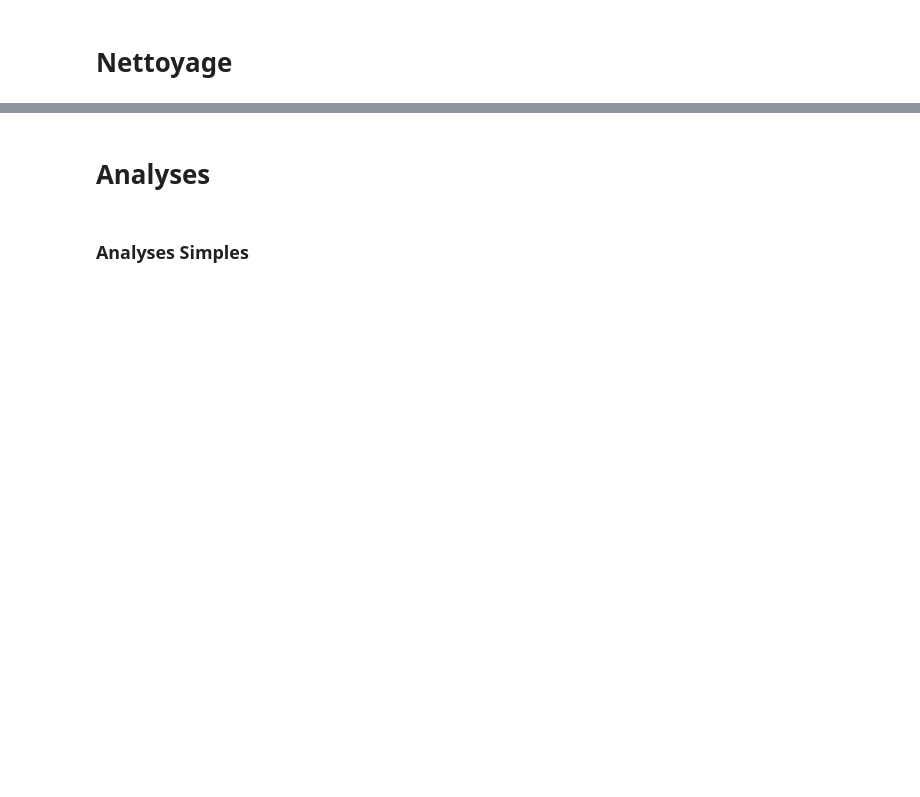
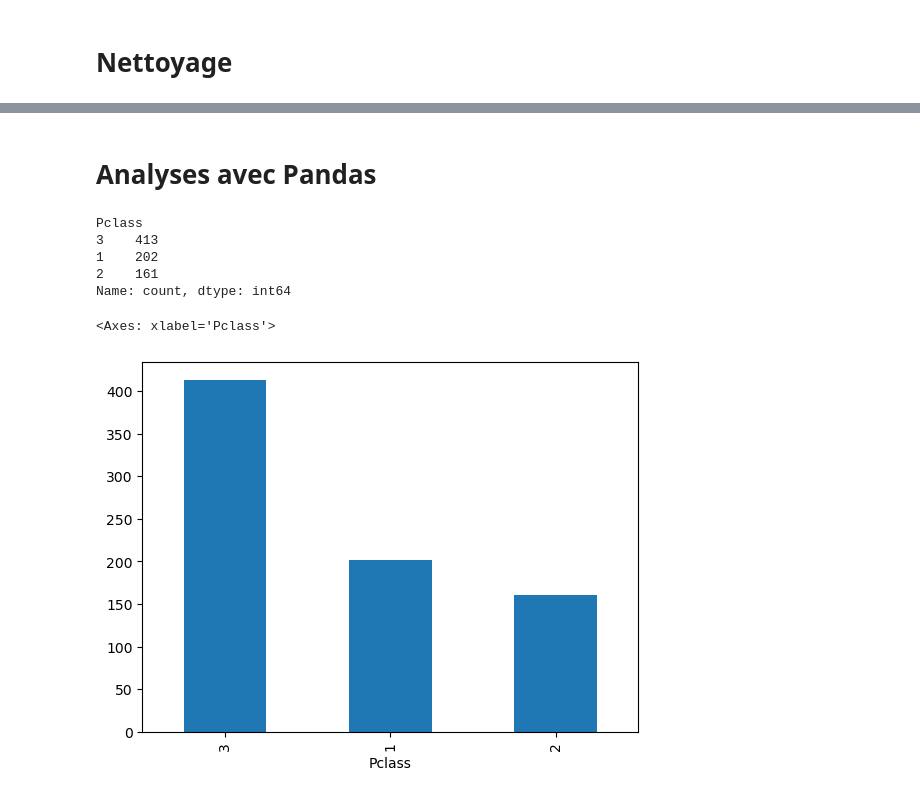
Before and after one commit to Hammilidi/DigiScia-Analyse-Des-Donnees, a Jupyter notebook: Analyse des donnees .ipynb, the cells around one changed output, grey strips where cells are left out. Cells and saved outputs as stored; diff of their text form; code cells hidden in the pictures; blank space fills up the shorter version.

Commit message:
MaJ analyse des donnees

```diff
--- a/Analyse des donnees .ipynb
+++ b/Analyse des donnees .ipynb
@@ -181,3 +181,18 @@ df.describe()
 | max | 891.000000 | 1.000000 | 3.000000 | 80.000000 | 8.000000 | 6.000000 | 512.329200 | 3.000000 |
 # %% [markdown]
 # Nettoyage
+# %%
+# Gestion des valeurs manquantes
+# df.isna().sum()
+# df.dropna(axis=0, inplace=True)  # Supprime les lignes avec des valeurs manquantes
+# df.dropna(axis=1, inplace=True)  # Supprime les colonnes avec des valeurs manquantes
+
+# df.fillna(df.mean(), inplace=True)  # Remplit avec la moyenne des colonnes
+# df.fillna(method='ffill', inplace=True)  # Remplit avec la dernière valeur connue
+
+df.isnull().sum()
+df.isna().sum()
+
+df.dropna(axis=0)
+df.dropna(axis=1)
+df = df.fillna(df.mean())
@@ -183,0 +210,5 @@ df.describe()
+# %%
+# Duplications
+df.duplicated().sum()
+
+df.drop_duplicates(inplace=True)
@@ -184,2 +217,5 @@ df.describe()
 # %%
 # Renommer des colonnes
+# df.rename(columns={'old_name': 'new_name'}, inplace=True)
+df.rename(columns={'Sex': 'Gender'}, inplace=True)
+df.columns
@@ -188,2 +246,4 @@ df.describe()
 # %%
-# Changer le type
+# Convertir le type d'une colonne
+df['Fare'] = df['Fare'].astype(int)
+df.dtypes
@@ -192,4 +261,2 @@ df.describe()
 # %% [markdown]
-# Analyses
+# Analyses avec Pandas
-# %% [markdown]
-### Analyses Simples
@@ -195,0 +279,12 @@ df.describe()
+# %%
+# Quel est le nombre de passagers par classe
+print(df['Pclass'].value_counts())
+df['Pclass'].value_counts().plot.bar()
+# %% [output]
+Pclass
+3    413
+1    202
+2    161
+Name: count, dtype: int64
+<Axes: xlabel='Pclass'>
+[figure, added]
```
Also changed, not shown: parts of 51 cells of this notebook.
